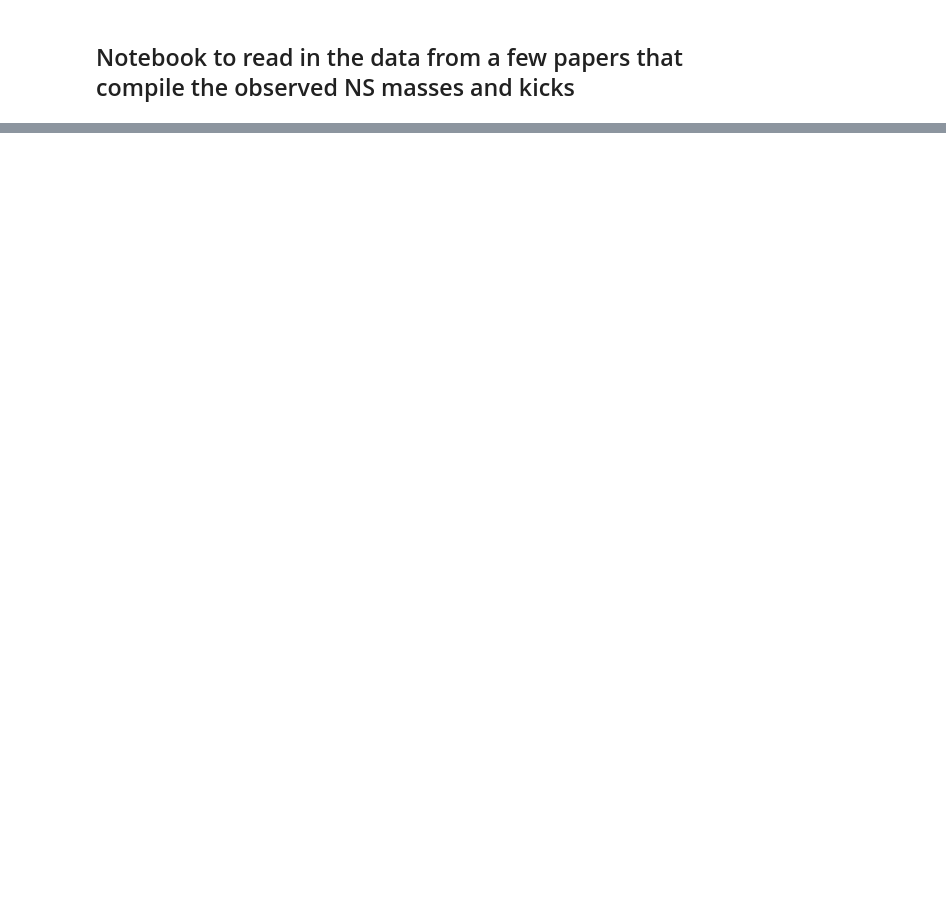
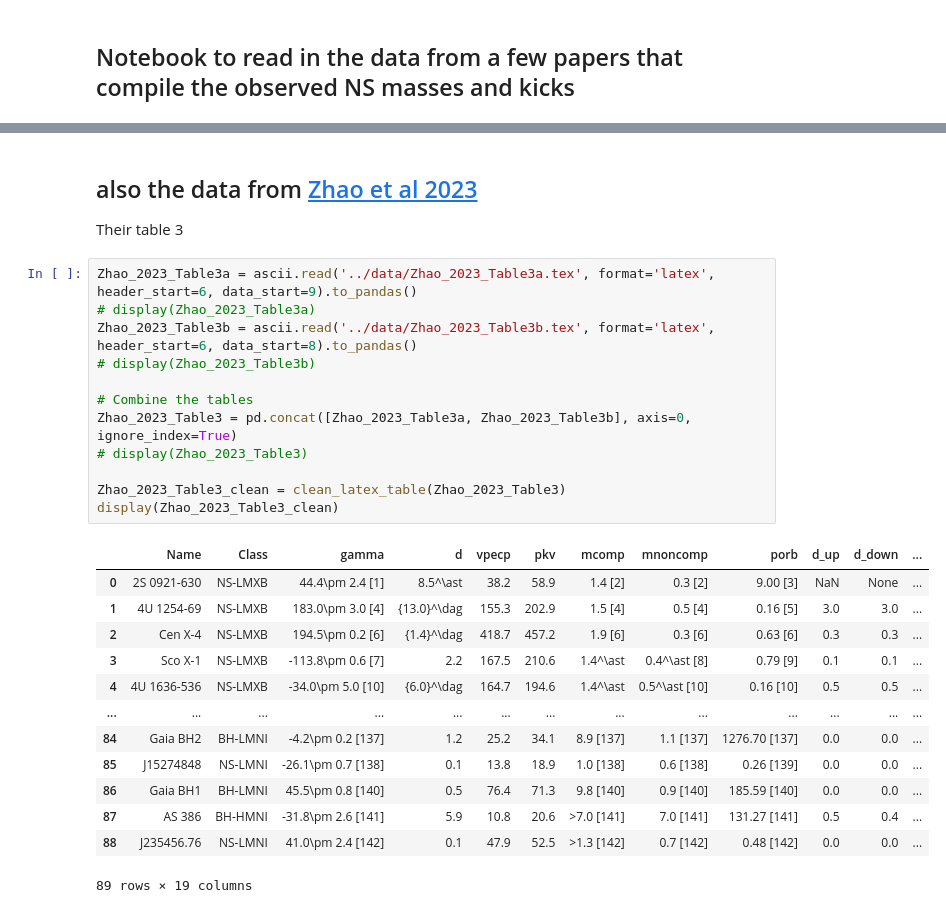
Before and after one commit to LiekeVanSon/NSNS_masses, a Jupyter notebook: code/ReadObserved.ipynb, the cells around one changed output, grey strips where cells are left out. Drawn from its saved outputs; the diff is of its cells as text; blank space fills up the shorter version.

```diff
--- a/code/ReadObserved.ipynb
+++ b/code/ReadObserved.ipynb
@@ -20,0 +87,29 @@ NameError: name 'Table' is not defined
+# %% [markdown]
+## also the data from [Zhao et al 2023](https://ui.adsabs.harvard.edu/abs/2023MNRAS.525.1498Z)
+Their table 3
+# %%
+Zhao_2023_Table3a = ascii.read('../data/Zhao_2023_Table3a.tex', format='latex', header_start=6, data_start=9).to_pandas()
+# display(Zhao_2023_Table3a)
+Zhao_2023_Table3b = ascii.read('../data/Zhao_2023_Table3b.tex', format='latex', header_start=6, data_start=8).to_pandas()
+# display(Zhao_2023_Table3b)
+
+# Combine the tables
+Zhao_2023_Table3 = pd.concat([Zhao_2023_Table3a, Zhao_2023_Table3b], axis=0, ignore_index=True)
+# display(Zhao_2023_Table3)
+
+Zhao_2023_Table3_clean = clean_latex_table(Zhao_2023_Table3)
+display(Zhao_2023_Table3_clean)
+# %% [output]
+|  | Name | Class | gamma | d | vpecp | pkv | mcomp | mnoncomp | porb | d_up | d_down | ... |
+| 0 | 2S 0921-630 | NS-LMXB | 44.4\pm 2.4 [1] | 8.5^\ast | 38.2 | 58.9 | 1.4 [2] | 0.3 [2] | 9.00 [3] | NaN | None | ... |
+| 1 | 4U 1254-69 | NS-LMXB | 183.0\pm 3.0 [4] | {13.0}^\dag | 155.3 | 202.9 | 1.5 [4] | 0.5 [4] | 0.16 [5] | 3.0 | 3.0 | ... |
+| 2 | Cen X-4 | NS-LMXB | 194.5\pm 0.2 [6] | {1.4}^\dag | 418.7 | 457.2 | 1.9 [6] | 0.3 [6] | 0.63 [6] | 0.3 | 0.3 | ... |
+| 3 | Sco X-1 | NS-LMXB | -113.8\pm 0.6 [7] | 2.2 | 167.5 | 210.6 | 1.4^\ast | 0.4^\ast [8] | 0.79 [9] | 0.1 | 0.1 | ... |
+| 4 | 4U 1636-536 | NS-LMXB | -34.0\pm 5.0 [10] | {6.0}^\dag | 164.7 | 194.6 | 1.4^\ast | 0.5^\ast [10] | 0.16 [10] | 0.5 | 0.5 | ... |
+| ... | ... | ... | ... | ... | ... | ... | ... | ... | ... | ... | ... | ... |
+| 84 | Gaia BH2 | BH-LMNI | -4.2\pm 0.2 [137] | 1.2 | 25.2 | 34.1 | 8.9 [137] | 1.1 [137] | 1276.70 [137] | 0.0 | 0.0 | ... |
+| 85 | J15274848 | NS-LMNI | -26.1\pm 0.7 [138] | 0.1 | 13.8 | 18.9 | 1.0 [138] | 0.6 [138] | 0.26 [139] | 0.0 | 0.0 | ... |
+| 86 | Gaia BH1 | BH-LMNI | 45.5\pm 0.8 [140] | 0.5 | 76.4 | 71.3 | 9.8 [140] | 0.9 [140] | 185.59 [140] | 0.0 | 0.0 | ... |
+| 87 | AS 386 | BH-HMNI | -31.8\pm 2.6 [141] | 5.9 | 10.8 | 20.6 | >7.0 [141] | 7.0 [141] | 131.27 [141] | 0.5 | 0.4 | ... |
+| 88 | J235456.76 | NS-LMNI | 41.0\pm 2.4 [142] | 0.1 | 47.9 | 52.5 | >1.3 [142] | 0.7 [142] | 0.48 [142] | 0.0 | 0.0 | ... |
+89 rows × 19 columns
```
Also changed, not shown: parts of 10 cells of this notebook, 5 other files.
